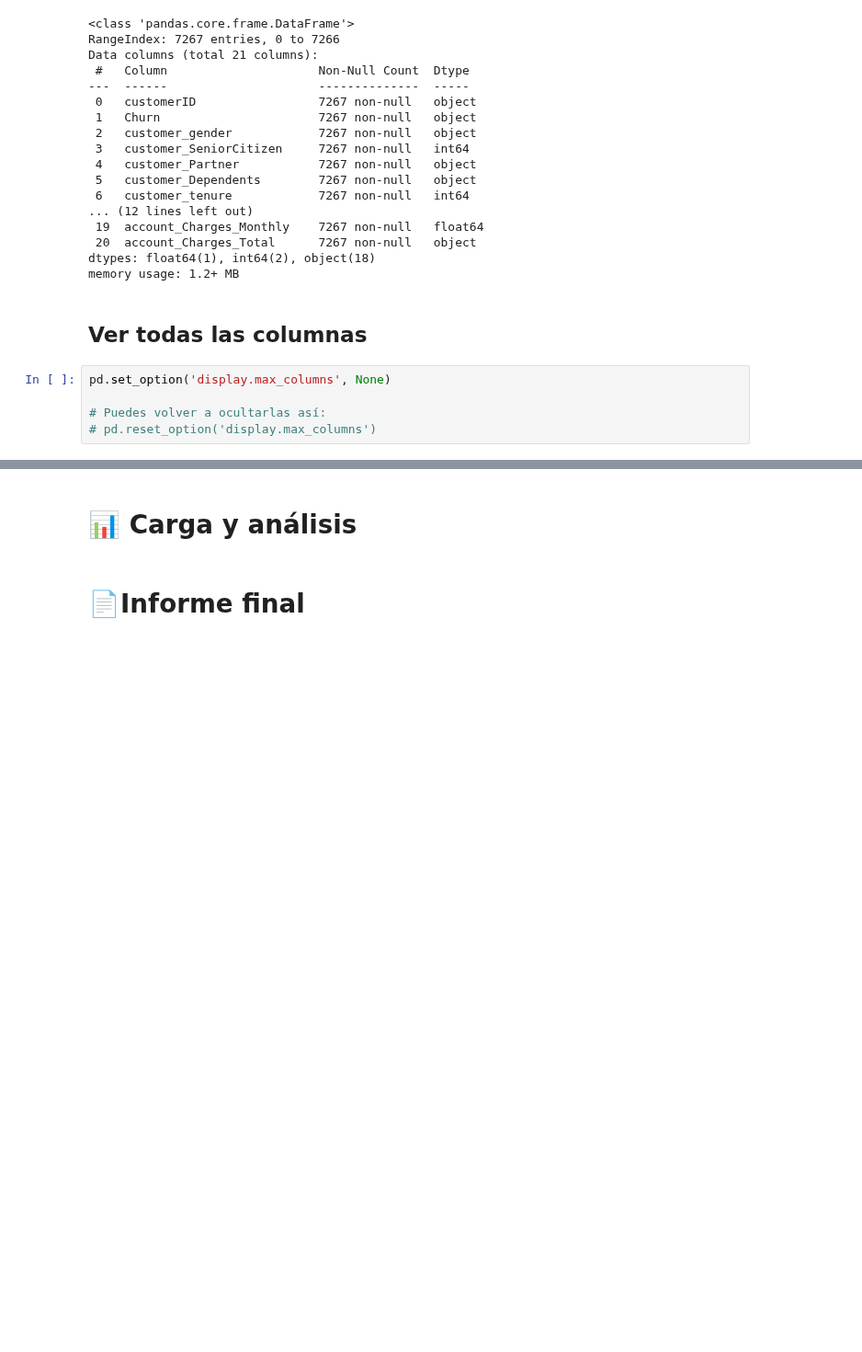
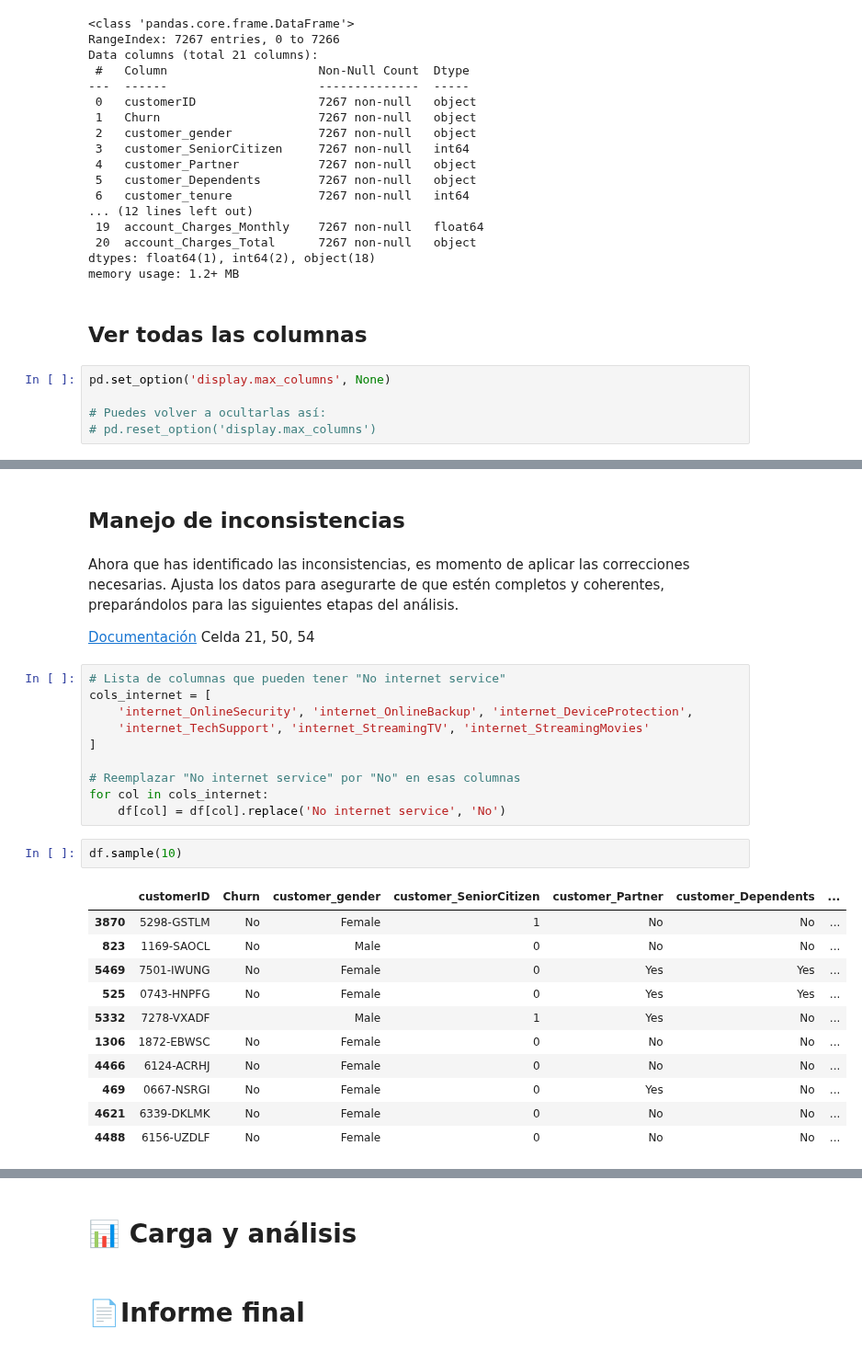
Before and after one commit to Liuz8/ETL-Oracle-Curso, a Jupyter notebook: TelecomX_LATAM.ipynb, the cells around one changed output, grey strips where cells are left out. Shown at 92% size. Drawn from its saved outputs; the diff is of its cells as text; blank space fills up the shorter version.

Commit message:
manejo de inconsistencia

```diff
--- a/TelecomX_LATAM.ipynb
+++ b/TelecomX_LATAM.ipynb
@@ -136,0 +162,30 @@ df_prueba.head()
+# %% [markdown]
+## Manejo de inconsistencias
+# %% [markdown]
+Ahora que has identificado las inconsistencias, es momento de aplicar las correcciones necesarias. Ajusta los datos para asegurarte de que estén completos y coherentes, preparándolos para las siguientes etapas del análisis.
+
+[Documentación](Pandas%20manipulacion%20de%20datos/manipulacion_datos.ipynb) Celda 21, 50, 54
+# %%
+# Lista de columnas que pueden tener "No internet service"
+cols_internet = [
+    'internet_OnlineSecurity', 'internet_OnlineBackup', 'internet_DeviceProtection',
+    'internet_TechSupport', 'internet_StreamingTV', 'internet_StreamingMovies'
+]
+
+# Reemplazar "No internet service" por "No" en esas columnas
+for col in cols_internet:
+    df[col] = df[col].replace('No internet service', 'No')
+# %%
+df.sample(10)
+# %% [output]
+|  | customerID | Churn | customer_gender | customer_SeniorCitizen | customer_Partner | customer_Dependents | ... |
+| 3870 | 5298-GSTLM | No | Female | 1 | No | No | ... |
+| 823 | 1169-SAOCL | No | Male | 0 | No | No | ... |
+| 5469 | 7501-IWUNG | No | Female | 0 | Yes | Yes | ... |
+| 525 | 0743-HNPFG | No | Female | 0 | Yes | Yes | ... |
+| 5332 | 7278-VXADF |  | Male | 1 | Yes | No | ... |
+| 1306 | 1872-EBWSC | No | Female | 0 | No | No | ... |
+| 4466 | 6124-ACRHJ | No | Female | 0 | No | No | ... |
+| 469 | 0667-NSRGI | No | Female | 0 | Yes | No | ... |
+| 4621 | 6339-DKLMK | No | Female | 0 | No | No | ... |
+| 4488 | 6156-UZDLF | No | Female | 0 | No | No | ... |
```
Also changed, not shown: parts of 19 cells of this notebook.
